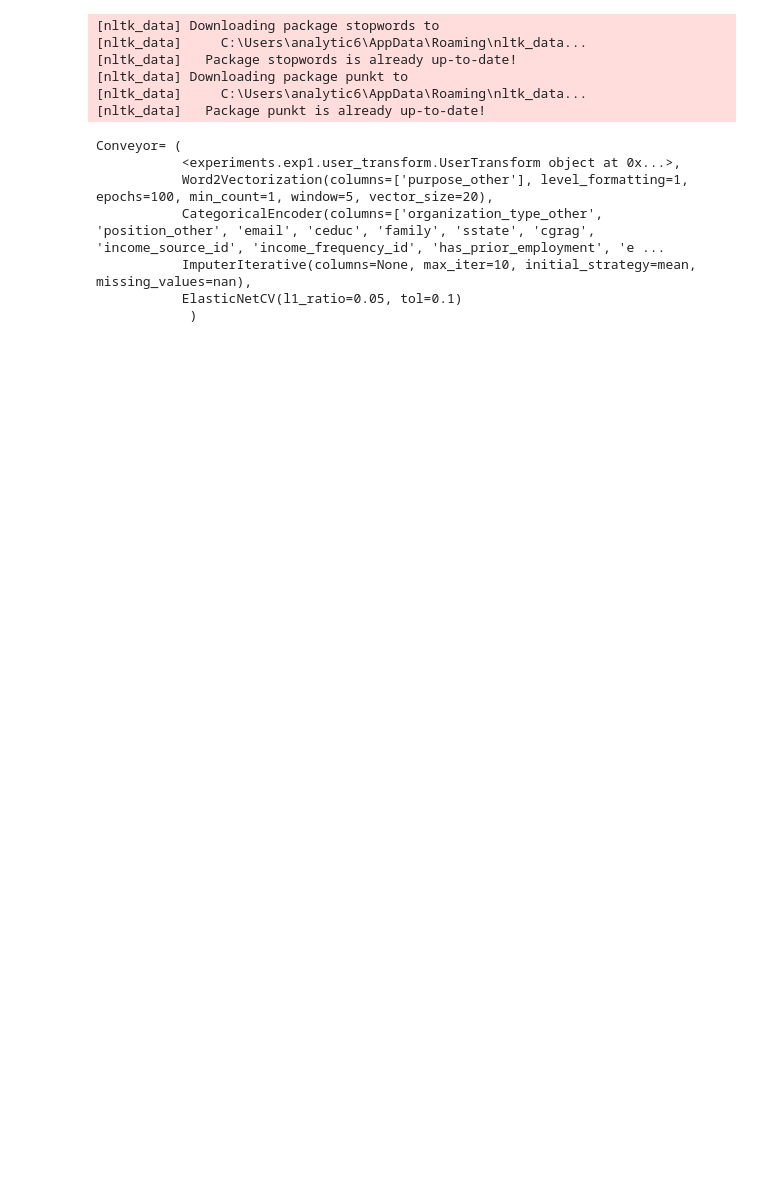
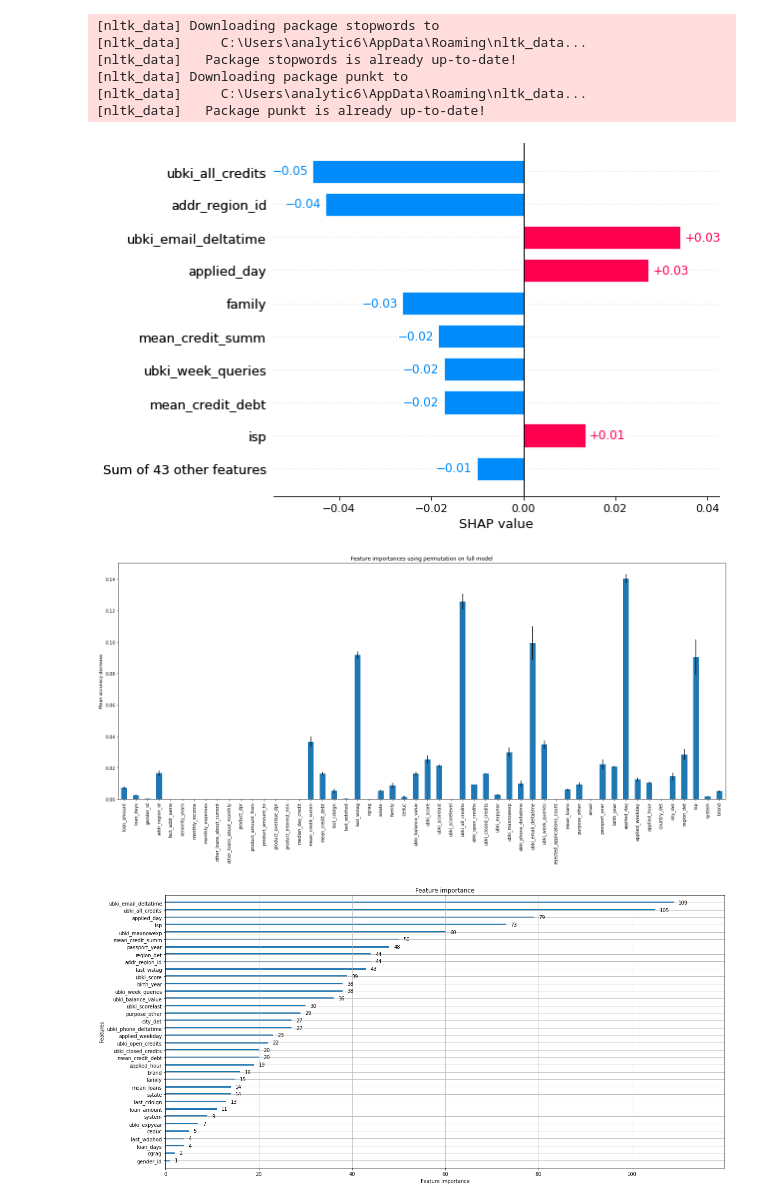
Before and after one commit to Compassway/amlpp, a Jupyter notebook: _AssemblyAmlpp/_assembly.ipynb, the cells around one changed output. Saved outputs shown, nothing was run; the diff lists cells and outputs as text; code cells hidden in the pictures; blank space fills up the shorter version.

Commit message:
add fit model lightgbm, and features_importances for lgbm

```diff
--- a/_AssemblyAmlpp/_assembly.ipynb
+++ b/_AssemblyAmlpp/_assembly.ipynb
@@ -341,17 +299,20 @@ model = Conveyor (
                   Word2Vectorization(columns=['purpose_other'], epochs = 100),
                   CategoricalEncoder(columns=categorical_columns),
                   ImputerIterative(),
-                  RandomForestRegressor(random_state=1)
+                  estimator =  LGBMRegressor(cat_smooth=23, colsample_bytree=0.85, learning_rate=0.005,
+              max_depth=10, min_child_samples=17, num_leaves=237,
+              random_state=42, reg_alpha=0.0014249285905021153,
+              reg_lambda=0.007253299932166387, subsample=0.7)
                   )
-# %%
-model
-# %% [output]
-Conveyor= (
-           <experiments.exp1.user_transform.UserTransform object at 0x...>,
-           Word2Vectorization(columns=['purpose_other'], level_formatting=1, epochs=100, min_count=1, window=5, vector_size=20),
-           CategoricalEncoder(columns=['organization_type_other', 'position_other', 'email', 'ceduc', 'family', 'sstate', 'cgrag', 'income_source_id', 'income_frequency_id', 'has_prior_employment', 'e ...
-           ImputerIterative(columns=None, max_iter=10, initial_strategy=mean, missing_values=nan),
-           ElasticNetCV(l1_ratio=0.05, tol=0.1)
-            )
+# %%
+X_train, X_test, Y_train, Y_test = train_test_split(df, df, test_size = 0.1, random_state=42)
+# %%
+model.fit_model(X_train, Y_train, categorical_columns = categorical_columns, tpot_params = {"generations":1, "population_size":5, "n_jobs":-1})
+# %%
+model.feature_importances(df, df)
+# %% [output]
+[figure, added]
+[figure, added]
+[figure, added]
 # %%
 model.fit(df, df)
```
Also changed, not shown: parts of 9 cells of this notebook, 6 other files.
